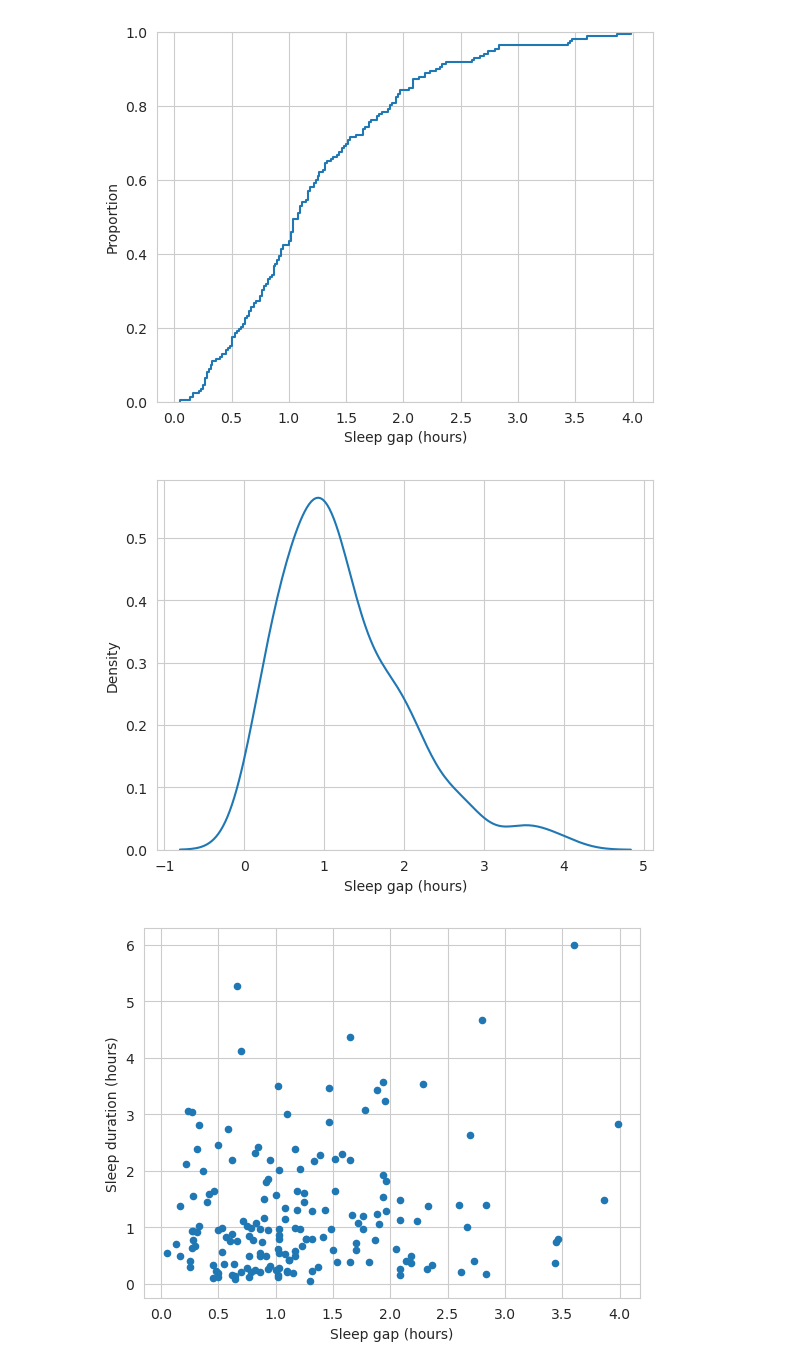
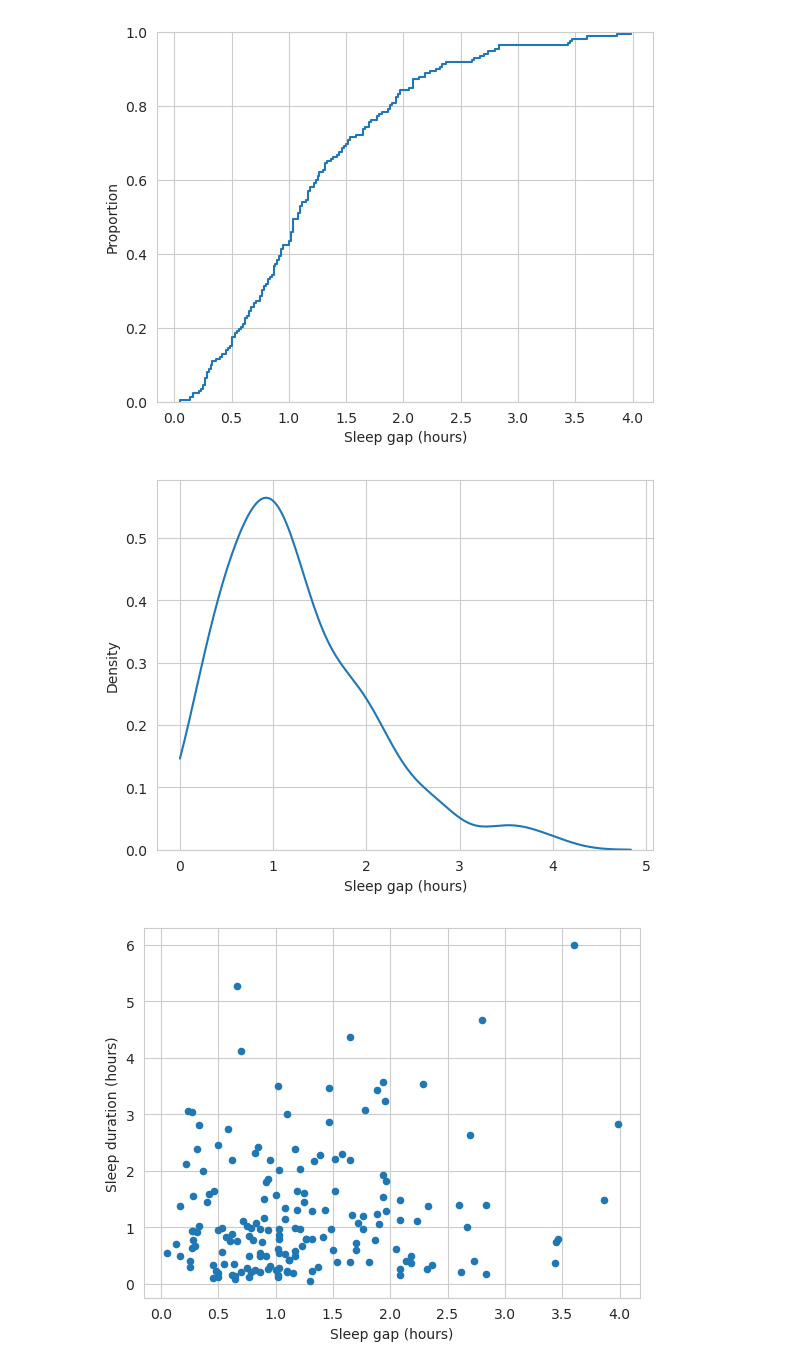
Before and after one commit to ricardoV94/making-sense-of-the-empada, a Jupyter notebook: notebooks/EDA.ipynb, the cells around one changed output. Cells and saved outputs as stored; diff of their text form; code cells hidden in the pictures.

```diff
--- a/notebooks/EDA.ipynb
+++ b/notebooks/EDA.ipynb
@@ -172,10 +172,10 @@ ax.set_xlabel("Sleep gap (hours)");
 # %% [output]
 [figure]
 # %%
-ax = sns.kdeplot((raw_sdf["sleep_gap"].dt.seconds / 60 / 60))
+ax = sns.kdeplot((raw_sdf["sleep_gap"].dt.seconds / 60 / 60), clip=(0, None))
 ax.set_xlabel("Sleep gap (hours)");
 # %% [output]
-[figure, old version]
+[figure, new version]
 # %%
 plt.scatter(raw_sdf["sleep_gap"].dt.seconds / 60 / 60, raw_sdf["duration"].dt.seconds / 60 / 60, s=20)
 plt.xlabel("Sleep gap (hours)")
```
Also changed, not shown: parts of 1 cell of this notebook.
